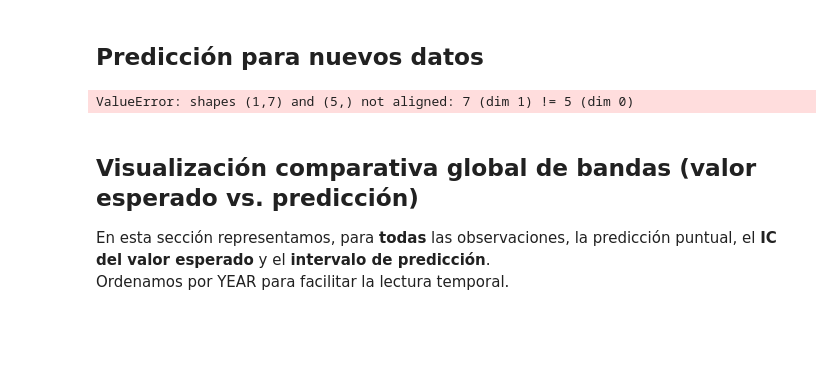
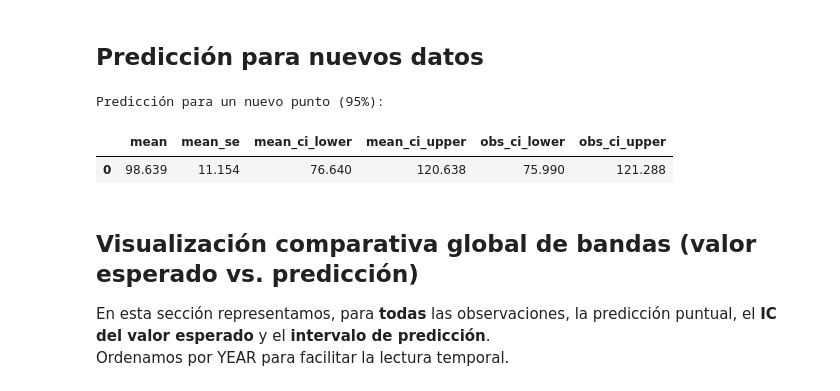
Before and after one commit to rodgoncarmen2005/econometria, a Jupyter notebook: 05_ECO_Prediccion_.ipynb, the cells around one changed output. Drawn from its saved outputs; the diff is of its cells as text; code cells hidden in the pictures; blank space fills up the shorter version.

```diff
--- a/05_ECO_Prediccion_.ipynb
+++ b/05_ECO_Prediccion_.ipynb
@@ -133,21 +133,21 @@ vemos q unos de los intervalos está encajado en el otro
 # %%
 
 # Construimos un punto fuera de la muestra (ajusta los valores a conveniencia)
 nuevo_X = pd.DataFrame({
-    'const': [1.0],
-    'GNPDEFL': [90.0],
-    'GNP': [470.0],
-    'UNEMP': [5.0],
-    'ARMED': [230.0],
-    'POP': [120.0],
-    'YEAR': [1963.0]
+    'const': [-0.5],
+    'hours_sleep': [9],
+    'previous_scores': [80],
+    'attendance_percent': [60],
+    'hours_studied': [5],
 })
 
 pred_nuevo = modelo.get_prediction(nuevo_X).summary_frame(alpha=0.05)
 print("Predicción para un nuevo punto (95%):")
 display(pred_nuevo)
 # %% [output]
-ValueError: shapes (1,7) and (5,) not aligned: 7 (dim 1) != 5 (dim 0)
+Predicción para un nuevo punto (95%):
+|  | mean | mean_se | mean_ci_lower | mean_ci_upper | obs_ci_lower | obs_ci_upper |
+| 0 | 98.639 | 11.154 | 76.640 | 120.638 | 75.990 | 121.288 |
 # %% [markdown]
 
 ## Visualización comparativa global de bandas (valor esperado vs. predicción)
```
Also changed, not shown: parts of 1 cell of this notebook.
